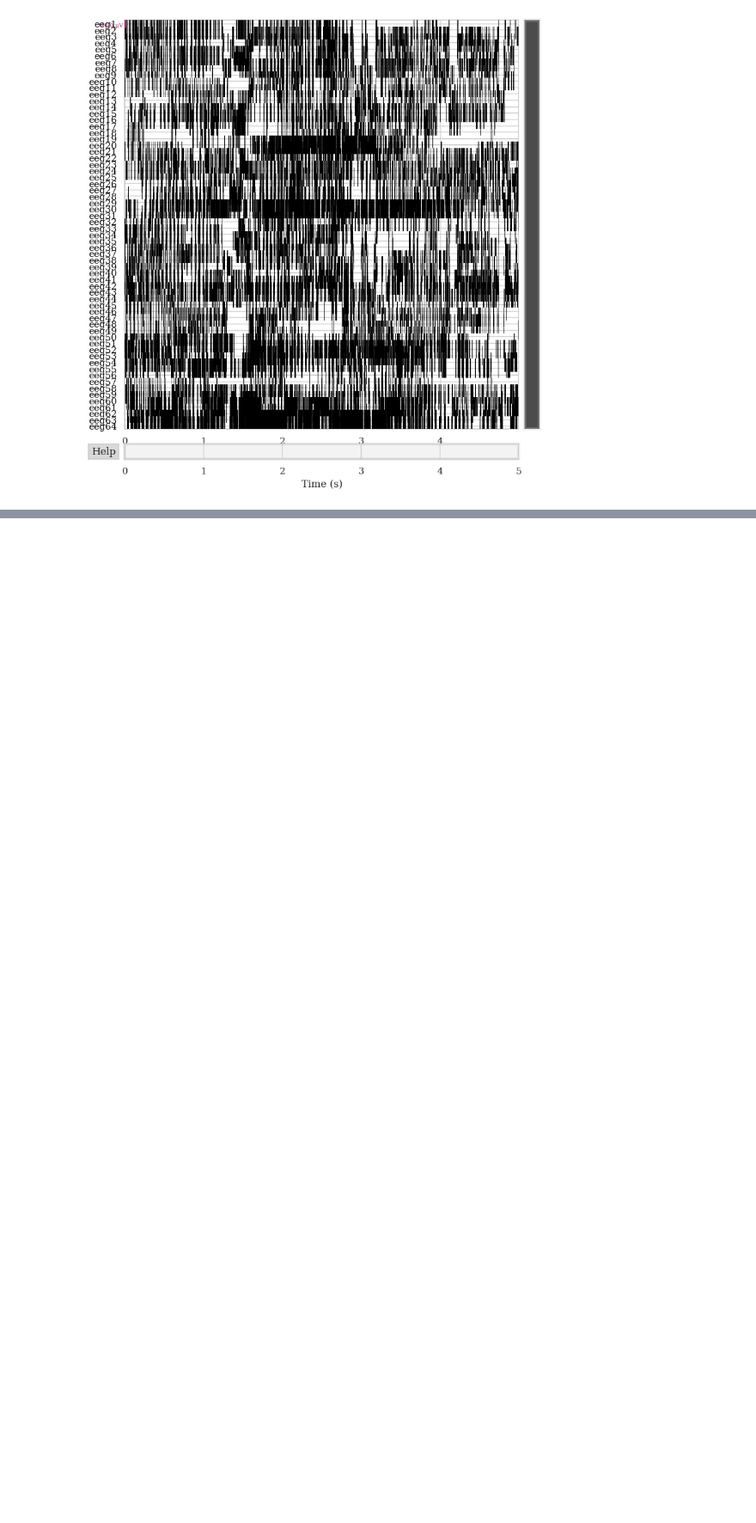
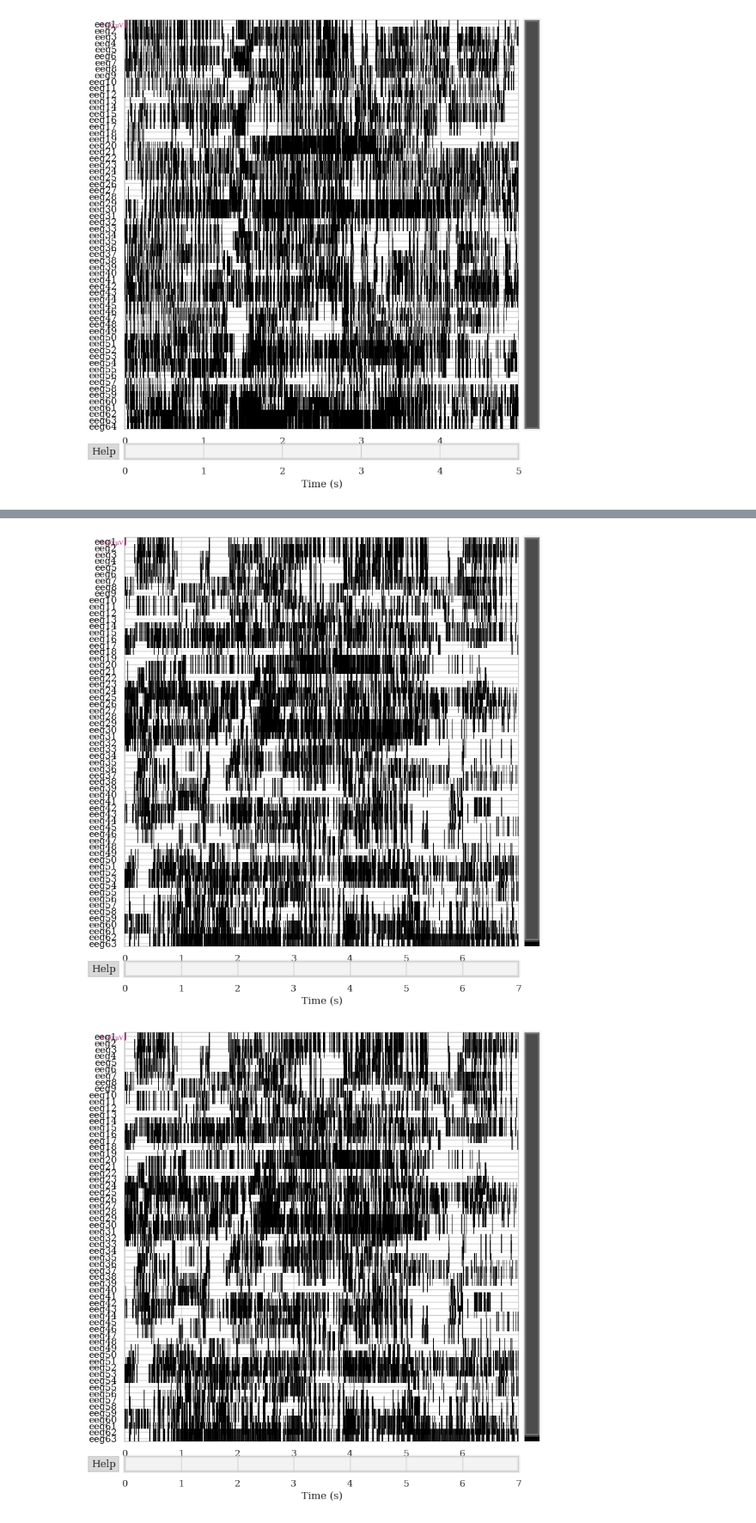
Before and after one commit to logiggi/MNE_tutorials, a Jupyter notebook: Practice_with_MIdata.ipynb, the cells around one changed output, grey strips where cells are left out. Shown at 86% size. Drawn from its saved outputs; the diff is of its cells as text; code cells hidden in the pictures; blank space fills up the shorter version.

```diff
--- a/Practice_with_MIdata.ipynb
+++ b/Practice_with_MIdata.ipynb
@@ -158,0 +276,8 @@ s01's imagery_left info: <Info | 7 non-empty values
+# %%
+mat_file_name = "./GIST_MI/s01.mat"
+mat_file = scipy.io.loadmat(mat_file_name)
+
+s1_raw = []
+info = mne.create_info(ch_names=ch_names, sfreq=sfreq, ch_types=ch_types)
+s1_raw.append(mne.io.RawArray(mat_file['eeg'][0]['imagery_left'][0][0:n_channels-1, 0:sfreq*7], info=info))
+s1_raw.append(mne.io.RawArray(mat_file['eeg'][0]['imagery_right'][0][0:n_channels-1, 0:sfreq*7], info=info))
@@ -158,0 +291,5 @@ s01's imagery_left info: <Info | 7 non-empty values
+# %%
+s1_raw[LEFT].plot(n_channels=-1)
+# %% [output]
+[figure, added]
+[figure, added]
```
Also changed, not shown: parts of 28 cells of this notebook.
